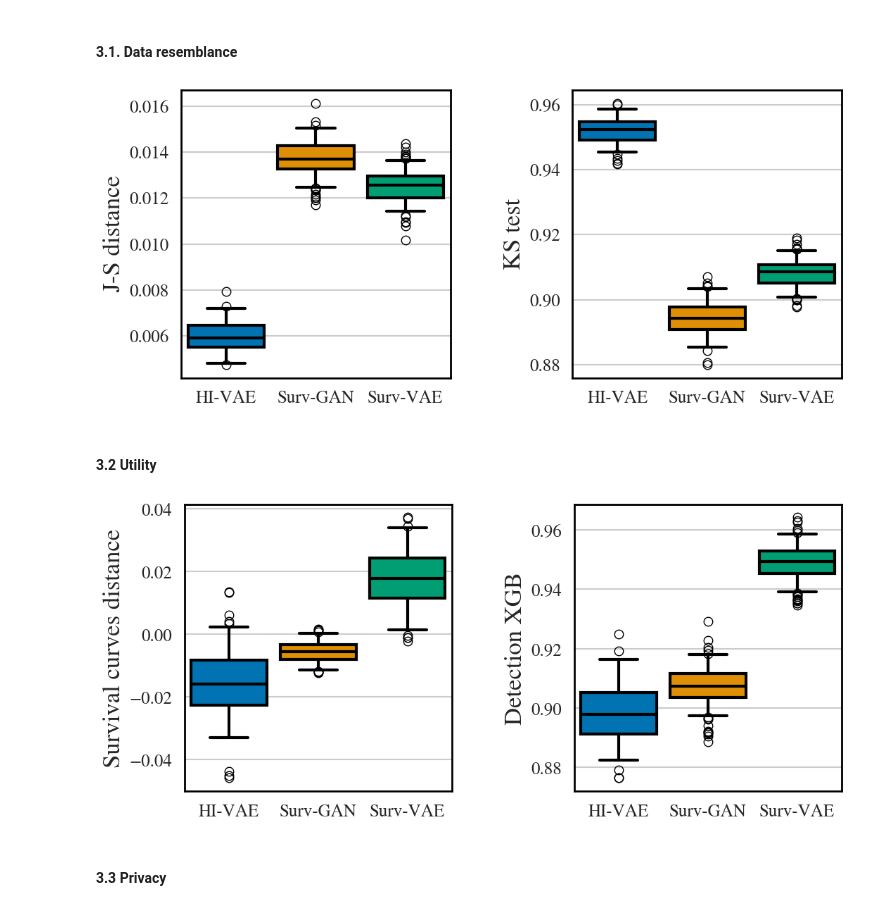
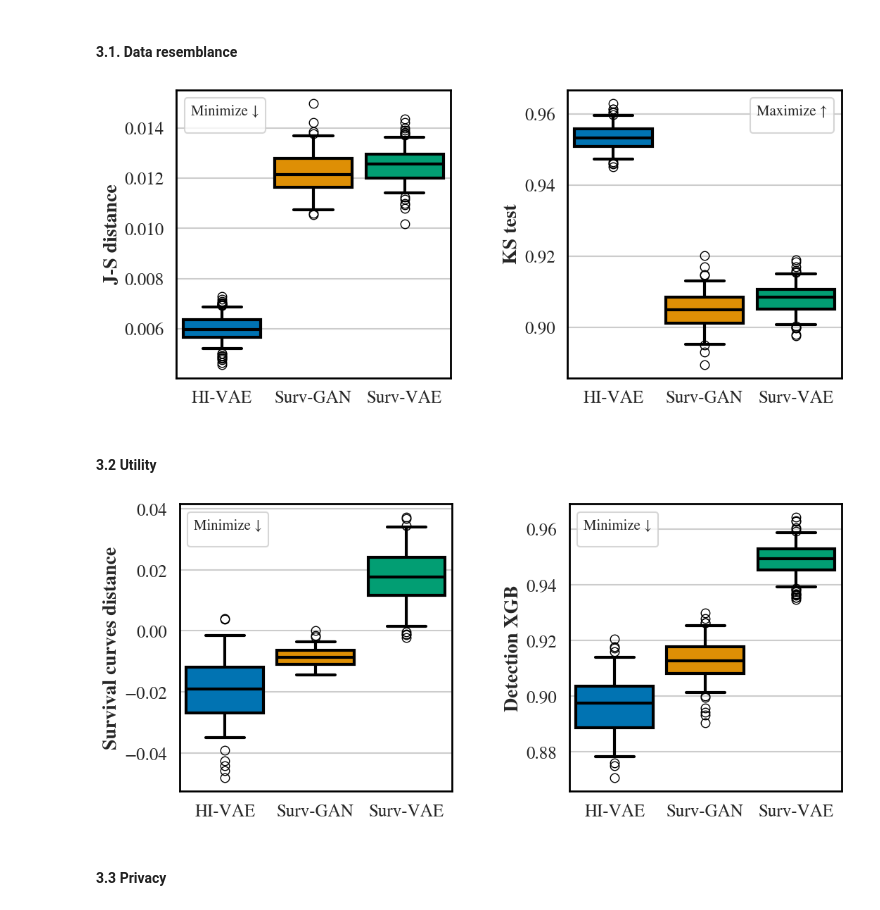
Before and after one commit to aguilloux/HI-VAE_Pytorch, a Jupyter notebook: tutorial_Aids_compare.ipynb, the cells around one changed output. Saved outputs shown, nothing was run; the diff lists cells and outputs as text; code cells hidden in the pictures.

```diff
--- a/tutorial_Aids_compare.ipynb
+++ b/tutorial_Aids_compare.ipynb
@@ -53,12 +53,12 @@ data_init_transformed_treated = data_processing.discrete_variables_transformatio
 # %%
 # Format data in dataframe
-df_init_transformed_treated = pd.DataFrame(data_init_transformed_treated.numpy(), columns=aids_control_fnames)
-df_init_transformed_control = pd.DataFrame(data_init_transformed_control.numpy(), columns=aids_control_fnames)
+df_init_treated = pd.DataFrame(data_init_treated.numpy(), columns=aids_control_fnames)
+df_init_control = pd.DataFrame(data_init_control.numpy(), columns=aids_control_fnames)
 
 # Update dataframe
-df_init_transformed_treated["treatment"] = 1
-df_init_transformed_control["treatment"] = 0
-df_init_transformed = pd.concat([df_init_transformed_control, df_init_transformed_treated], ignore_index=True)
+df_init_treated["treatment"] = 1
+df_init_control["treatment"] = 0
+df_init = pd.concat([df_init_control, df_init_treated], ignore_index=True)
 # %% [markdown]
 ## 2. Training and generation from the generative model
 # %% [markdown]
@@ -77,14 +77,14 @@ generators_dict = {"HI-VAE" : surv_hivae,
 n_generated_sample = 100
 
 generators_sel = ["HI-VAE", "Surv-GAN", "Surv-VAE"]
-data_gen_transformed_control_dict = {}
+data_gen_control_dict = {}
 for generator_name in generators_sel:
     print("=" * 100)
     print("Generate data by " + generator_name)
     if generator_name in ["HI-VAE"]:
-        data_gen_transformed_control_dict[generator_name] = generators_dict[generator_name].run(data_init_control, miss_mask_control, true_miss_mask_control, feat_types_file_control, feat_types_dict, n_generated_sample)
+        data_gen_control_dict[generator_name] = generators_dict[generator_name].run(data_init_control_encoded, miss_mask_control, true_miss_mask_control, feat_types_file_control, feat_types_dict, n_generated_sample)
     else:
-        data_gen_transformed_control_dict[generator_name] = generators_dict[generator_name].run(data_init_transformed_control, columns=aids_control_fnames, target_column="censor", time_to_event_column="time", n_generated_sample=n_generated_sample)
+        data_gen_control_dict[generator_name] = generators_dict[generator_name].run(data_init_control, columns=aids_control_fnames, target_column="censor", time_to_event_column="time", n_generated_sample=n_generated_sample)
 # %% [output]
 ====================================================================================================
 Generate data by HI-VAE
@@ -119,36 +119,36 @@ Your currently installed version of Keras is Keras 3, but this is not yet suppor
 Generate data by Surv-VAE
 # %%
 # Convert generated data into dataframe
-df_gen_transformed_control_dict = {}
+df_gen_control_dict = {}
 for generator_name in generators_sel:
-    list_df_gen_transformed_control = []
+    list_df_gen_control = []
     for j in range(n_generated_sample):
-        df_gen_transformed_control_j = pd.DataFrame(data_gen_transformed_control_dict[generator_name][j].numpy(), columns=aids_control_fnames)
-        df_gen_transformed_control_j['treatment'] = 0
-        list_df_gen_transformed_control.append(df_gen_transformed_control_j)
+        df_gen_control_j = pd.DataFrame(data_gen_control_dict[generator_name][j].numpy(), columns=aids_control_fnames)
+        df_gen_control_j['treatment'] = 0
+        list_df_gen_control.append(df_gen_control_j)
 
-    df_gen_transformed_control_dict[generator_name] = list_df_gen_transformed_control
+    df_gen_control_dict[generator_name] = list_df_gen_control
 # %% [markdown]
 ### 3. Compare generation performance
 # %%
 from utils.metrics import general_metrics
 scores = []
 for generator_name in generators_sel:
-    scores.append(general_metrics(df_init_transformed_control, df_gen_transformed_control_dict[generator_name], generator_name))
+    scores.append(general_metrics(df_init_control, df_gen_control_dict[generator_name], generator_name))
 scores_df = pd.concat(scores)
 # %% [markdown]
 #### 3.1. Data resemblance
 # %%
 from utils.visualization import visualize_perf
-visualize_perf(scores_df, metrics=['J-S distance', 'KS test'])
+visualize_perf(scores_df, metrics=[['J-S distance', "min"], ['KS test', "max"]])
 # %% [output]
-[figure, old version]
+[figure, new version]
 # %% [markdown]
 #### 3.2 Utility
 # %%
-visualize_perf(scores_df, metrics=['Survival curves distance', 'Detection XGB'])
+visualize_perf(scores_df, metrics=[['Survival curves distance', "min"], ['Detection XGB', "min"]])
 # %% [output]
-[figure, old version]
+[figure, new version]
 # %% [markdown]
 #### 3.3 Privacy
 # %%
```
Also changed, not shown: parts of 3 cells of this notebook, 1 other file.
